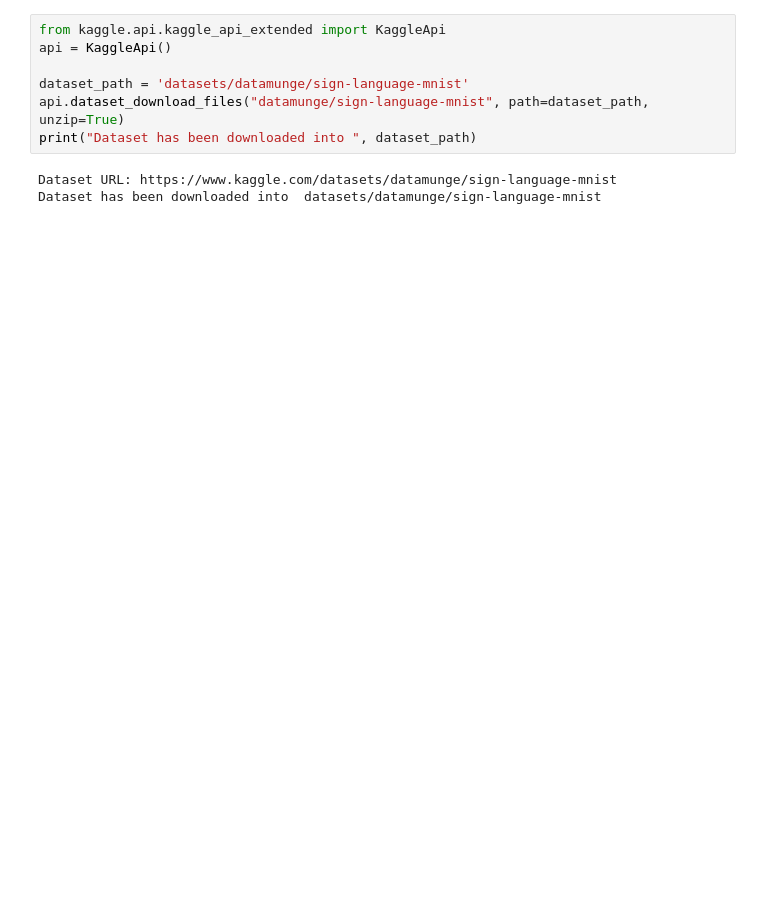
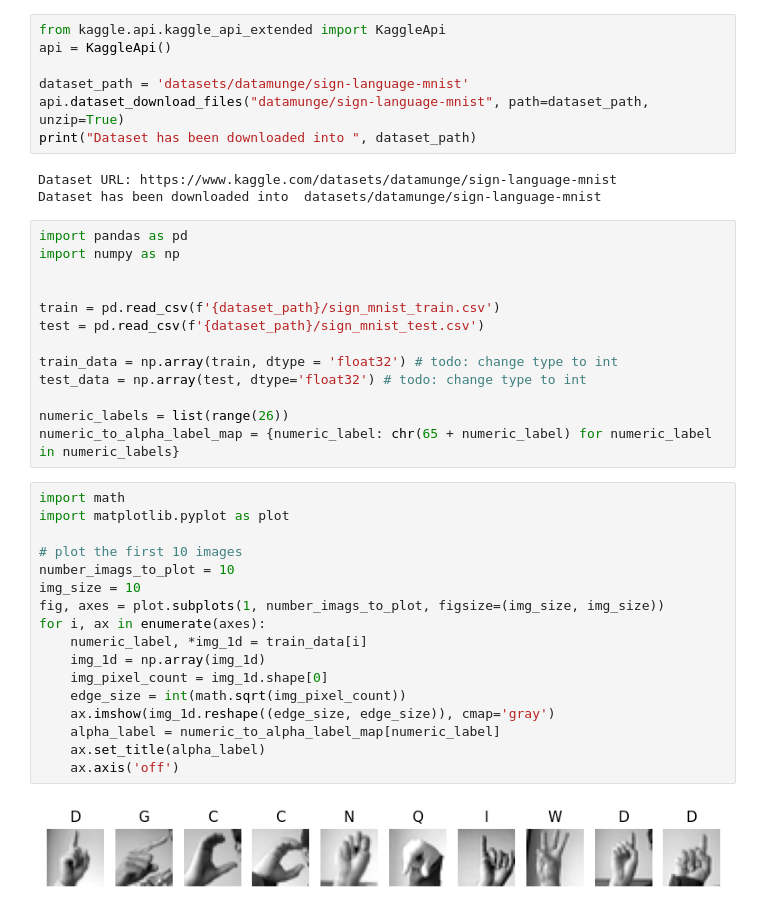
Before and after one commit to terrynguyen255/sign-language-recognition, a Jupyter notebook: main.ipynb, the cells around one changed output. Saved outputs shown, nothing was run; the diff lists cells and outputs as text; blank space fills up the shorter version.

Commit message:
Visiualize data

```diff
--- a/main.ipynb
+++ b/main.ipynb
@@ -32,3 +34,35 @@ print("Dataset has been downloaded into ", dataset_path)
 # %% [output]
 Dataset URL: https://www.kaggle.com/datasets/datamunge/sign-language-mnist
 Dataset has been downloaded into  datasets/datamunge/sign-language-mnist
+# %%
+import pandas as pd
+import numpy as np
+
+
+train = pd.read_csv(f'{dataset_path}/sign_mnist_train.csv')
+test = pd.read_csv(f'{dataset_path}/sign_mnist_test.csv')
+
+train_data = np.array(train, dtype = 'float32') # todo: change type to int
+test_data = np.array(test, dtype='float32') # todo: change type to int
+
+numeric_labels = list(range(26))
+numeric_to_alpha_label_map = {numeric_label: chr(65 + numeric_label) for numeric_label in numeric_labels}
+# %%
+import math
+import matplotlib.pyplot as plot
+
+# plot the first 10 images
+number_imags_to_plot = 10
+img_size = 10
+fig, axes = plot.subplots(1, number_imags_to_plot, figsize=(img_size, img_size))
+for i, ax in enumerate(axes):
+    numeric_label, *img_1d = train_data[i]
+    img_1d = np.array(img_1d)
+    img_pixel_count = img_1d.shape[0]
+    edge_size = int(math.sqrt(img_pixel_count))
+    ax.imshow(img_1d.reshape((edge_size, edge_size)), cmap='gray')
+    alpha_label = numeric_to_alpha_label_map[numeric_label]
+    ax.set_title(alpha_label)
+    ax.axis('off')
+# %% [output]
+[figure, added]
```
Also changed, not shown: parts of 2 cells of this notebook.
